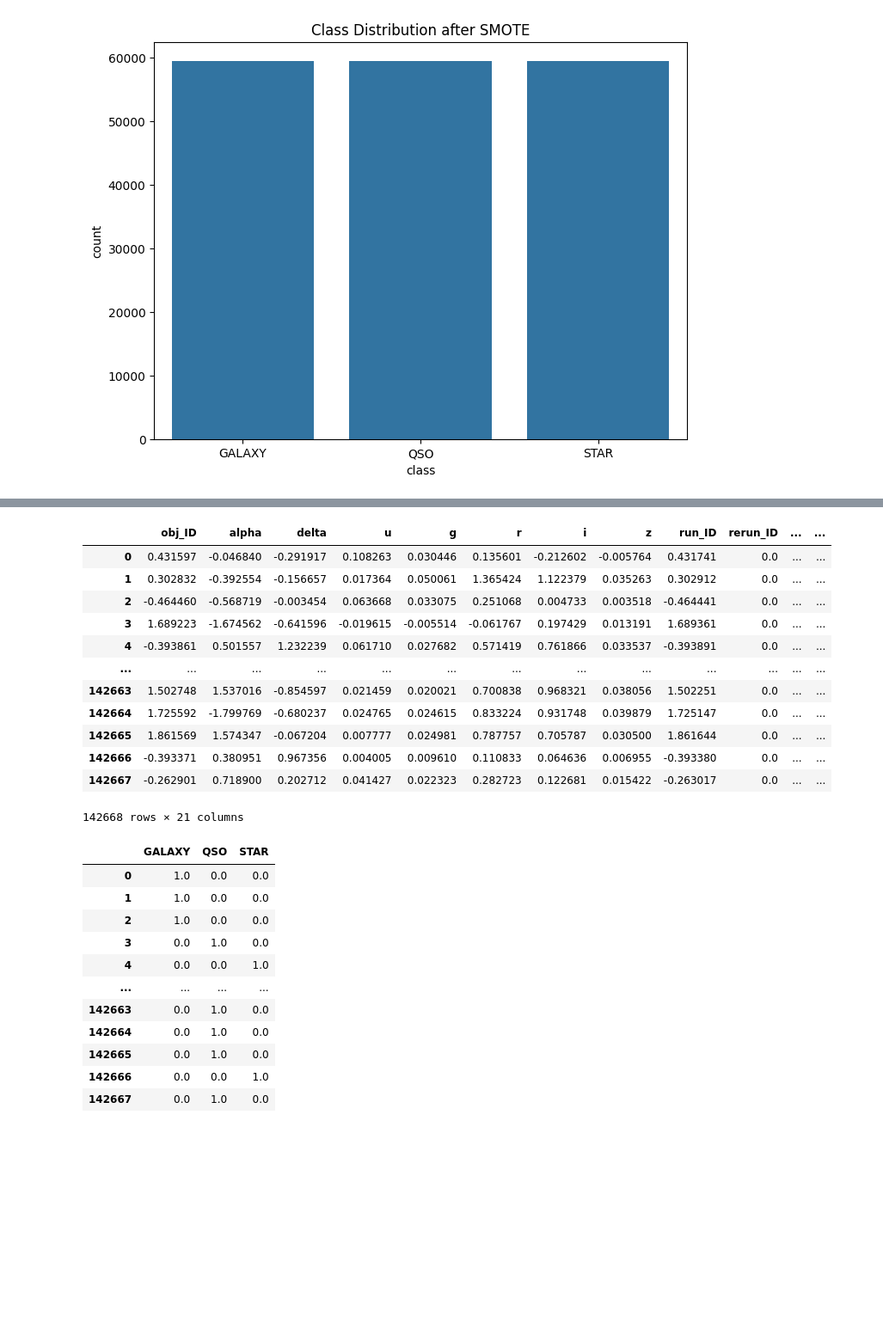
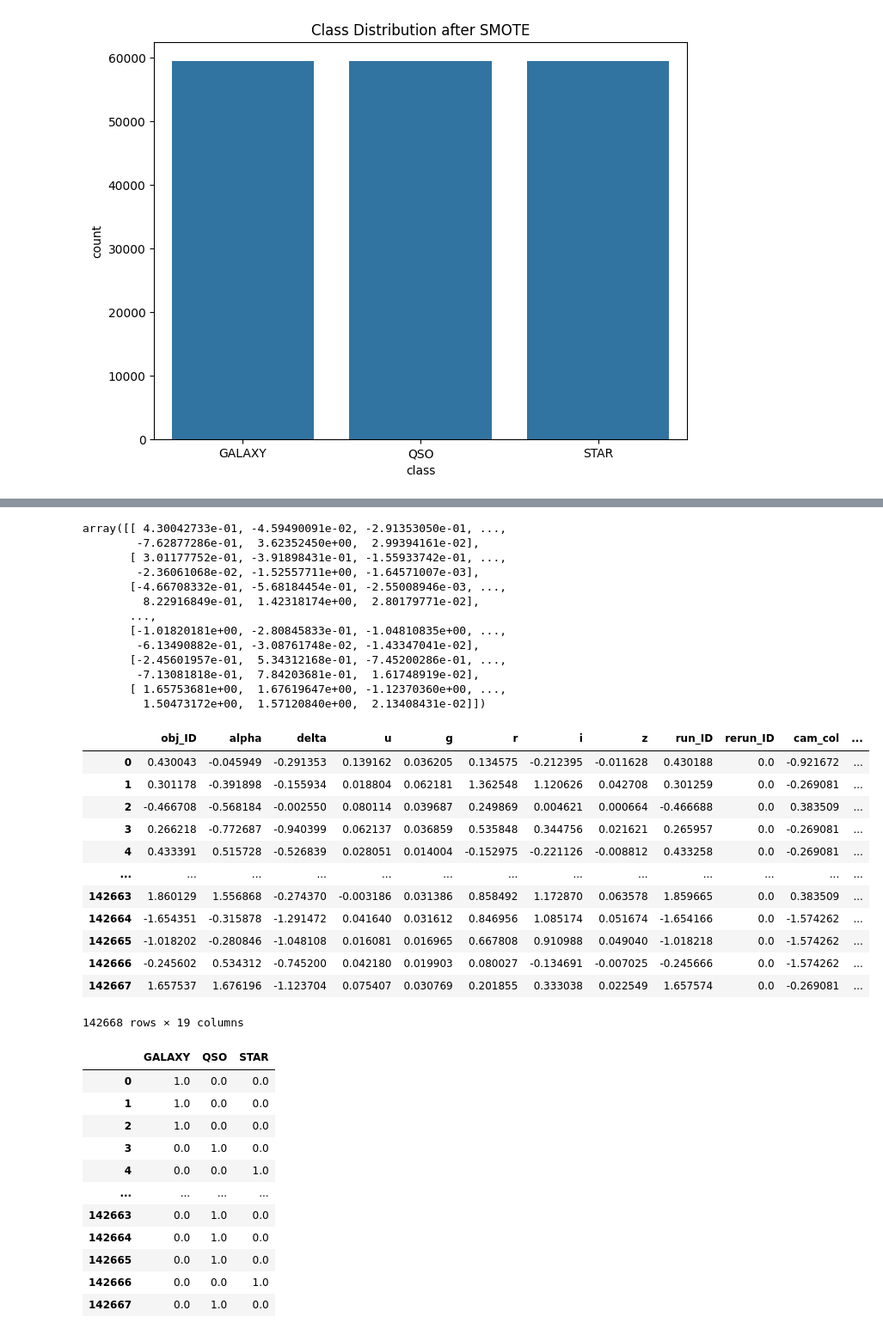
Before and after one commit to MetaphysicalSploumsky/Stellar-Classification, a Jupyter notebook: stellar-classification-problem.ipynb, the cells around one changed output, grey strips where cells are left out. Shown at 86% size. Drawn from its saved outputs; the diff is of its cells as text; code cells hidden in the pictures; blank space fills up the shorter version.

```diff
--- a/stellar-classification-problem.ipynb
+++ b/stellar-classification-problem.ipynb
@@ -271,10 +283,8 @@ class ColorIndicesAdder(BaseEstimator, TransformerMixin):
         return self
 
     def transform(self, X, y=None):
-        X['galaxy_filter'] = X['u'] - X['g']
-        X['star_filter'] = X['g'] - X['r']
-        X['quasar_filter_1'] = X['g'] - X['r']
-        X['quasar_filter_2'] = X['u'] - X['g']
+        X['u - g'] = X['u'] - X['g']
+        X['g - r'] = X['g'] - X['r']
         return X
 # %%
 # also for our pipeline; will convert the array back into a DataFrame
@@ -294,25 +304,42 @@ from sklearn.preprocessing import StandardScaler
 num_pipeline = Pipeline([
     ('custom_features', ColorIndicesAdder()),
     ('std_scaler', StandardScaler()),
-    ('to_df', ToDataFrame(X_train.columns)),
 ])
 
-X_train_preprocessed = num_pipeline.fit_transform(X_train)
-X_train_preprocessed
+X_train_ready = num_pipeline.fit_transform(X_train)
+X_train_ready
 # %% [output]
-|  | obj_ID | alpha | delta | u | g | r | i | z | run_ID | rerun_ID | ... | ... |
-| 0 | 0.431597 | -0.046840 | -0.291917 | 0.108263 | 0.030446 | 0.135601 | -0.212602 | -0.005764 | 0.431741 | 0.0 | ... | ... |
-| 1 | 0.302832 | -0.392554 | -0.156657 | 0.017364 | 0.050061 | 1.365424 | 1.122379 | 0.035263 | 0.302912 | 0.0 | ... | ... |
-| 2 | -0.464460 | -0.568719 | -0.003454 | 0.063668 | 0.033075 | 0.251068 | 0.004733 | 0.003518 | -0.464441 | 0.0 | ... | ... |
-| 3 | 1.689223 | -1.674562 | -0.641596 | -0.019615 | -0.005514 | -0.061767 | 0.197429 | 0.013191 | 1.689361 | 0.0 | ... | ... |
-| 4 | -0.393861 | 0.501557 | 1.232239 | 0.061710 | 0.027682 | 0.571419 | 0.761866 | 0.033537 | -0.393891 | 0.0 | ... | ... |
-| ... | ... | ... | ... | ... | ... | ... | ... | ... | ... | ... | ... | ... |
-| 142663 | 1.502748 | 1.537016 | -0.854597 | 0.021459 | 0.020021 | 0.700838 | 0.968321 | 0.038056 | 1.502251 | 0.0 | ... | ... |
-| 142664 | 1.725592 | -1.799769 | -0.680237 | 0.024765 | 0.024615 | 0.833224 | 0.931748 | 0.039879 | 1.725147 | 0.0 | ... | ... |
-| 142665 | 1.861569 | 1.574347 | -0.067204 | 0.007777 | 0.024981 | 0.787757 | 0.705787 | 0.030500 | 1.861644 | 0.0 | ... | ... |
-| 142666 | -0.393371 | 0.380951 | 0.967356 | 0.004005 | 0.009610 | 0.110833 | 0.064636 | 0.006955 | -0.393380 | 0.0 | ... | ... |
-| 142667 | -0.262901 | 0.718900 | 0.202712 | 0.041427 | 0.022323 | 0.282723 | 0.122681 | 0.015422 | -0.263017 | 0.0 | ... | ... |
-142668 rows × 21 columns
+array([[ 4.30042733e-01, -4.59490091e-02, -2.91353050e-01, ...,
+        -7.62877286e-01,  3.62352450e+00,  2.99394161e-02],
+       [ 3.01177752e-01, -3.91898431e-01, -1.55933742e-01, ...,
+        -2.36061068e-02, -1.52557711e+00, -1.64571007e-03],
+       [-4.66708332e-01, -5.68184454e-01, -2.55008946e-03, ...,
+         8.22916849e-01,  1.42318174e+00,  2.80179771e-02],
+       ...,
+       [-1.01820181e+00, -2.80845833e-01, -1.04810835e+00, ...,
+        -6.13490882e-01, -3.08761748e-02, -1.43347041e-02],
+       [-2.45601957e-01,  5.34312168e-01, -7.45200286e-01, ...,
+        -7.13081818e-01,  7.84203681e-01,  1.61748919e-02],
+       [ 1.65753681e+00,  1.67619647e+00, -1.12370360e+00, ...,
+         1.50473172e+00,  1.57120840e+00,  2.13408431e-02]])
+# %%
+# Let's see how it looks
+X_train_df = ToDataFrame(columns=X_train.columns).fit_transform(X_train_ready)
+X_train_df
+# %% [output]
+|  | obj_ID | alpha | delta | u | g | r | i | z | run_ID | rerun_ID | cam_col | ... |
+| 0 | 0.430043 | -0.045949 | -0.291353 | 0.139162 | 0.036205 | 0.134575 | -0.212395 | -0.011628 | 0.430188 | 0.0 | -0.921672 | ... |
+| 1 | 0.301178 | -0.391898 | -0.155934 | 0.018804 | 0.062181 | 1.362548 | 1.120626 | 0.042708 | 0.301259 | 0.0 | -0.269081 | ... |
+| 2 | -0.466708 | -0.568184 | -0.002550 | 0.080114 | 0.039687 | 0.249869 | 0.004621 | 0.000664 | -0.466688 | 0.0 | 0.383509 | ... |
+| 3 | 0.266218 | -0.772687 | -0.940399 | 0.062137 | 0.036859 | 0.535848 | 0.344756 | 0.021621 | 0.265957 | 0.0 | -0.269081 | ... |
+| 4 | 0.433391 | 0.515728 | -0.526839 | 0.028051 | 0.014004 | -0.152975 | -0.221126 | -0.008812 | 0.433258 | 0.0 | -0.269081 | ... |
+| ... | ... | ... | ... | ... | ... | ... | ... | ... | ... | ... | ... | ... |
+| 142663 | 1.860129 | 1.556868 | -0.274370 | -0.003186 | 0.031386 | 0.858492 | 1.172870 | 0.063578 | 1.859665 | 0.0 | 0.383509 | ... |
+| 142664 | -1.654351 | -0.315878 | -1.291472 | 0.041640 | 0.031612 | 0.846956 | 1.085174 | 0.051674 | -1.654166 | 0.0 | -1.574262 | ... |
+| 142665 | -1.018202 | -0.280846 | -1.048108 | 0.016081 | 0.016965 | 0.667808 | 0.910988 | 0.049040 | -1.018218 | 0.0 | -1.574262 | ... |
+| 142666 | -0.245602 | 0.534312 | -0.745200 | 0.042180 | 0.019903 | 0.080027 | -0.134691 | -0.007025 | -0.245666 | 0.0 | -1.574262 | ... |
+| 142667 | 1.657537 | 1.676196 | -1.123704 | 0.075407 | 0.030769 | 0.201855 | 0.333038 | 0.022549 | 1.657574 | 0.0 | -0.269081 | ... |
+142668 rows × 19 columns
 # %%
 # pre-processing targets
 from sklearn.preprocessing import OneHotEncoder
```
Also changed, not shown: parts of 5 cells of this notebook.
